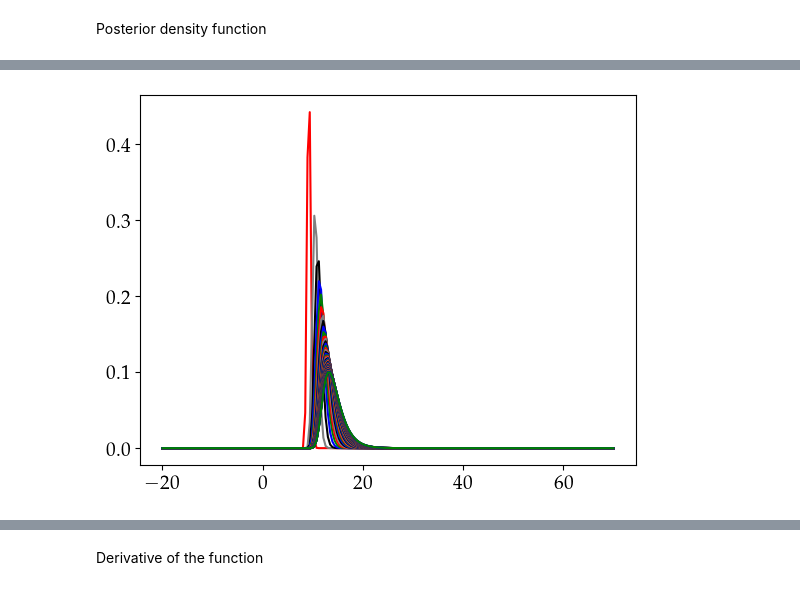
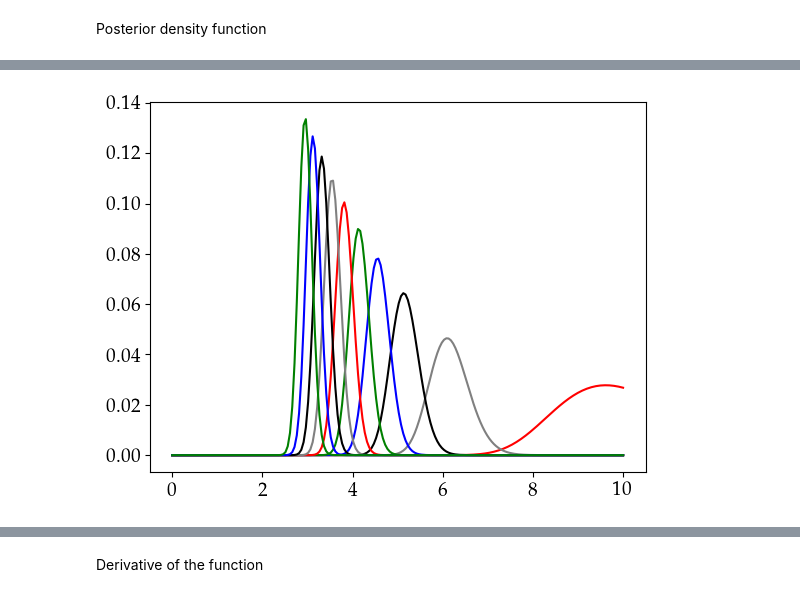
Before and after one commit to ariadnavillam/BayesW, a Jupyter notebook: tests_sample_mu.ipynb, the cells around one changed output, grey strips where cells are left out. Cells and saved outputs as stored; diff of their text form; code cells hidden in the pictures.

Commit message:
new alpha initiation

```diff
--- a/tests_sample_mu.ipynb
+++ b/tests_sample_mu.ipynb
@@ -249,0 +271,10 @@ plt.plot(x_arr, probs/np.sum(probs))
+# %%
+for i in np.linspace(1,100, 3):
+    pars["var_mu"] = i
+    f_mu = log_mu(pars, epsilon)
+    df_mu = dev_log_mu(pars, epsilon)
+    x_arr = np.linspace(2,6,200)
+    probs = [np.exp(f_mu(x)) for x in x_arr]
+    plt.plot(x_arr, probs/np.sum(probs), label=r"$\sigma^2_{\mu}$=%s" %i)
+
+plt.legend()
@@ -249,0 +284,12 @@ plt.plot(x_arr, probs/np.sum(probs))
+# %%
+pars["var_mu"] = 100
+# %%
+for i in np.linspace(0,1,5):
+    pars["alpha"] = i
+    f_mu = log_mu(pars, epsilon)
+    df_mu = dev_log_mu(pars, epsilon)
+    x_arr = np.linspace(-10,10,200)
+    probs = [np.exp(f_mu(x)) for x in x_arr]
+    plt.plot(x_arr, probs/np.sum(probs), label = r"$\alpha = {}$".format(i))
+
+plt.legend()
@@ -250,10 +299,12 @@ plt.plot(x_arr, probs/np.sum(probs))
+# %%
+pars["alpha"] = alpha
 # %%
-for i in np.linspace(1,100):
-    pars["var_mu"] = i
+for i in np.linspace(1,100, 10):
+    pars["d"] = i
     f_mu = log_mu(pars, epsilon)
     df_mu = dev_log_mu(pars, epsilon)
-    x_arr = np.linspace(-20,70,200)
+    x_arr = np.linspace(0,10,200)
     probs = [np.exp(f_mu(x)) for x in x_arr]
-    plt.plot(x_arr, probs/np.sum(probs))
+    plt.plot(x_arr, probs/np.sum(probs), label = "d = {}$".format(i))
 # %% [output]
-[figure, old version]
+[figure, new version]
```
Also changed, not shown: parts of 47 cells of this notebook, 2 other files.
